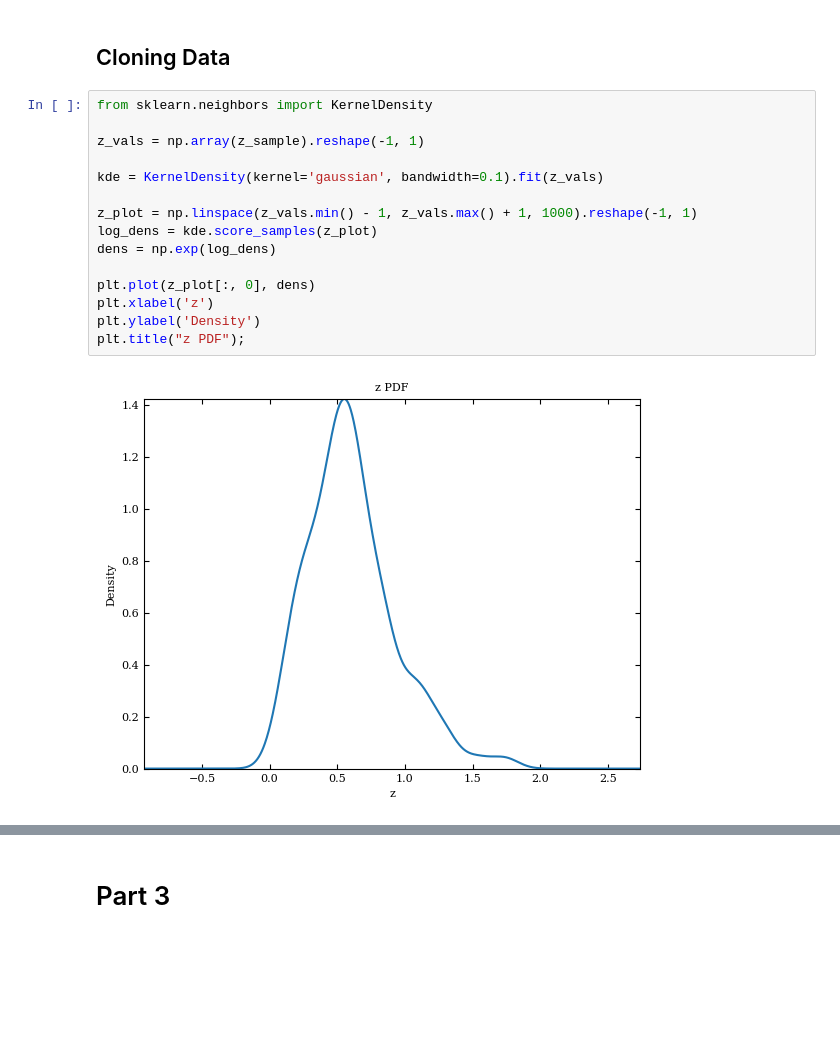
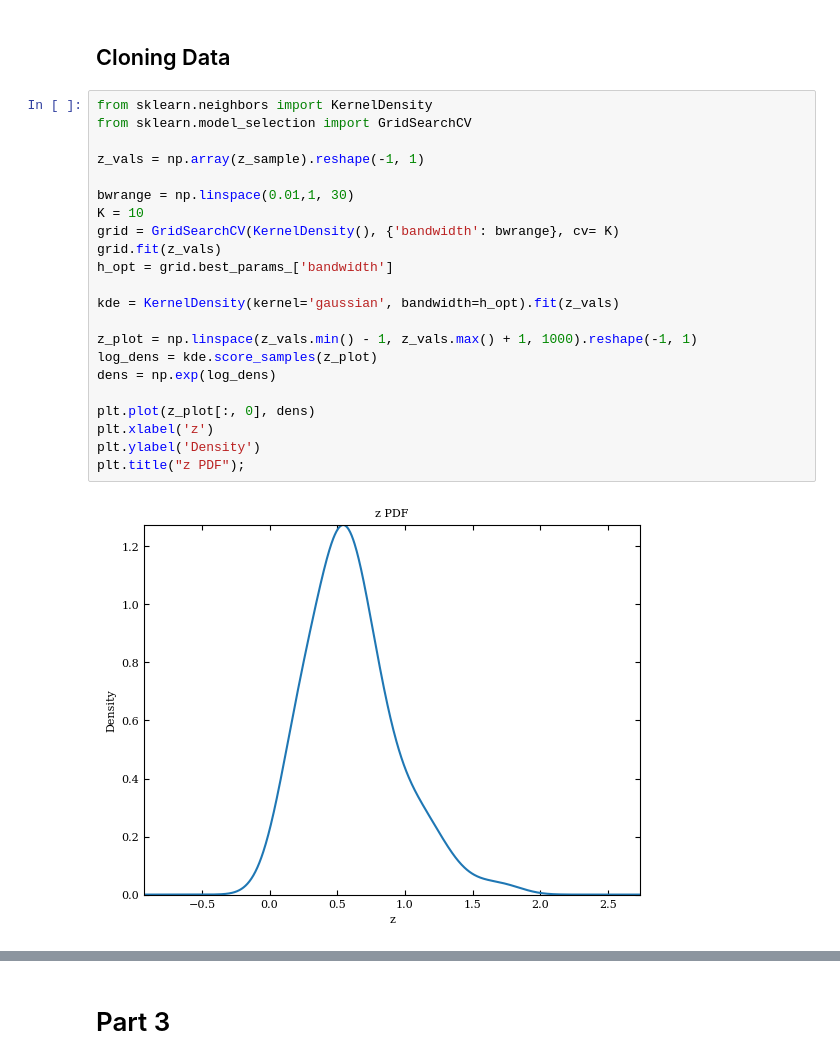
Before and after one commit to matteobosco0203/astrostatistics_bicocca_2026, a Jupyter notebook: working/L17 L18 - SN.ipynb, the cells around one changed output, grey strips where cells are left out. Cells and saved outputs as stored; diff of their text form; blank space fills up the shorter version.

```diff
--- a/working/L17 L18 - SN.ipynb
+++ b/working/L17 L18 - SN.ipynb
@@ -248,22 +291,29 @@ plt.legend();
 # %% [markdown]
 ## Cloning Data
-# %%
-from sklearn.neighbors import KernelDensity
-
-z_vals = np.array(z_sample).reshape(-1, 1)
-
-kde = KernelDensity(kernel='gaussian', bandwidth=0.1).fit(z_vals)
-
-z_plot = np.linspace(z_vals.min() - 1, z_vals.max() + 1, 1000).reshape(-1, 1)
-log_dens = kde.score_samples(z_plot)
-dens = np.exp(log_dens)
-
-plt.plot(z_plot[:, 0], dens)
-plt.xlabel('z')
-plt.ylabel('Density')
-plt.title("z PDF");
-# %% [output]
-[figure, removed]
+# %%
+from sklearn.neighbors import KernelDensity
+from sklearn.model_selection import GridSearchCV
+
+z_vals = np.array(z_sample).reshape(-1, 1)
+
+bwrange = np.linspace(0.01,1, 30)
+K = 10
+grid = GridSearchCV(KernelDensity(), {'bandwidth': bwrange}, cv= K)
+grid.fit(z_vals)
+h_opt = grid.best_params_['bandwidth']
+
+kde = KernelDensity(kernel='gaussian', bandwidth=h_opt).fit(z_vals)
+
+z_plot = np.linspace(z_vals.min() - 1, z_vals.max() + 1, 1000).reshape(-1, 1)
+log_dens = kde.score_samples(z_plot)
+dens = np.exp(log_dens)
+
+plt.plot(z_plot[:, 0], dens)
+plt.xlabel('z')
+plt.ylabel('Density')
+plt.title("z PDF");
+# %% [output]
+[figure, added]
 # %%
 N = 1000
 new_z_samples = kde.sample(N)
```
Also changed, not shown: parts of 20 cells of this notebook.
